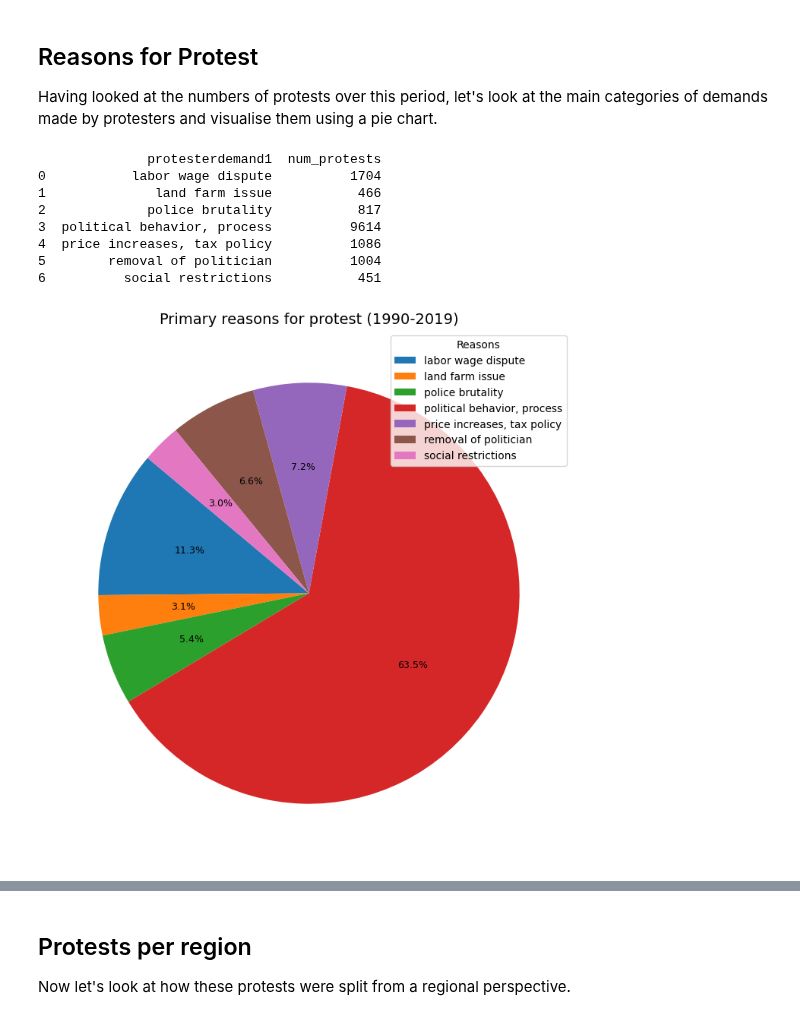
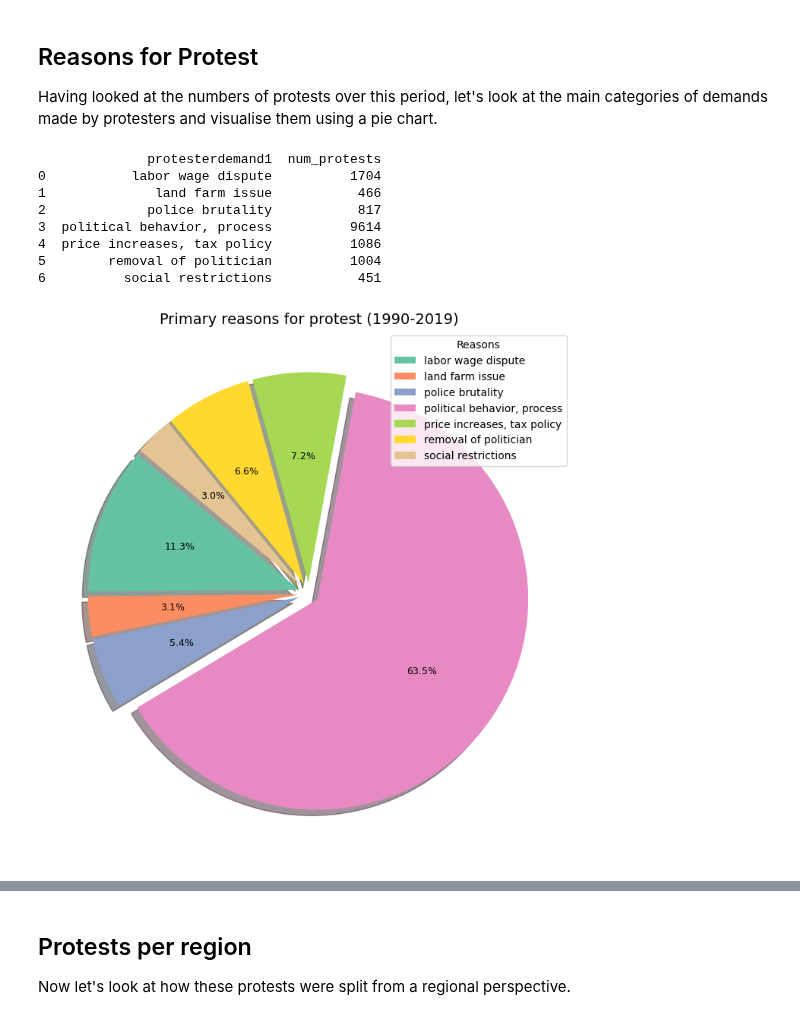
Before and after one commit to MylesHenehan/pfda, a Jupyter notebook: project/project.ipynb, the cells around one changed output, grey strips where cells are left out. Cells and saved outputs as stored; diff of their text form; code cells hidden in the pictures.

```diff
--- a/project/project.ipynb
+++ b/project/project.ipynb
@@ -127,29 +127,30 @@ Having looked at the numbers of protests over this period, let's look at the mai
 # %%
 reasongrouped = massmob_df.groupby('protesterdemand1')
 protests_by_reason = reasongrouped.size().reset_index(name='num_protests')
 print(protests_by_reason)
 
-# Plot pie chart
 plt.figure(figsize=(15, 9))
 wedges, texts, autotexts = plt.pie(
     protests_by_reason['num_protests'],
-    autopct='%1.1f%%',  # Display percentage with 1 decimal place
-     startangle=140,
-    textprops={'fontsize': 9}  # Adjust font size of labels and percentages
-)
-plt.title('Primary reasons for protest (1990-2019)', fontsize=14)  # Adjust title font size
+    autopct='%1.1f%%',
+    startangle=140,
+    textprops={'fontsize': 9},
+    colors=sns.color_palette('Set2'),
+    shadow = True,
+    explode=[0.05, 0.05, 0.05, 0.05, 0.05, 0.05, 0.05]
+    ) # Customisation ideas such as Seaborn's colour palette and 'explode' taken from Proclus Academy (https://proclusacademy.com/blog/customize_matplotlib_piechart/)
 
-# Add legend
-plt.legend(wedges, protests_by_reason['protesterdemand1'], title="Reasons", fontsize=10)  # Adjust legend font size
+plt.title('Primary reasons for protest (1990-2019)', fontsize=14)
+plt.legend(wedges, protests_by_reason['protesterdemand1'], title="Reasons", fontsize=10)
 plt.show()
 # %% [output]
               protesterdemand1  num_protests
 0           labor wage dispute          1704
 1              land farm issue           466
 2             police brutality           817
 3  political behavior, process          9614
 4  price increases, tax policy          1086
 5        removal of politician          1004
 6          social restrictions           451
-[figure, old version]
+[figure, new version]
 # %% [markdown]
```
Also changed, not shown: parts of 22 cells of this notebook, 2 other files.
